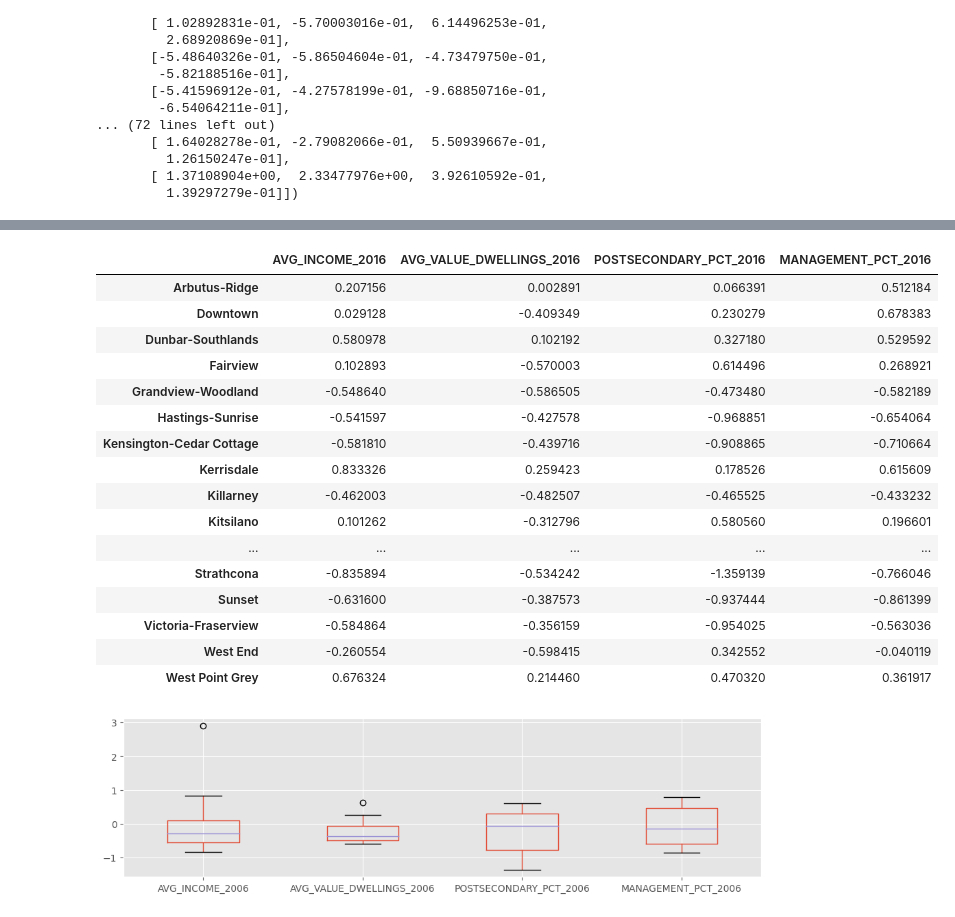
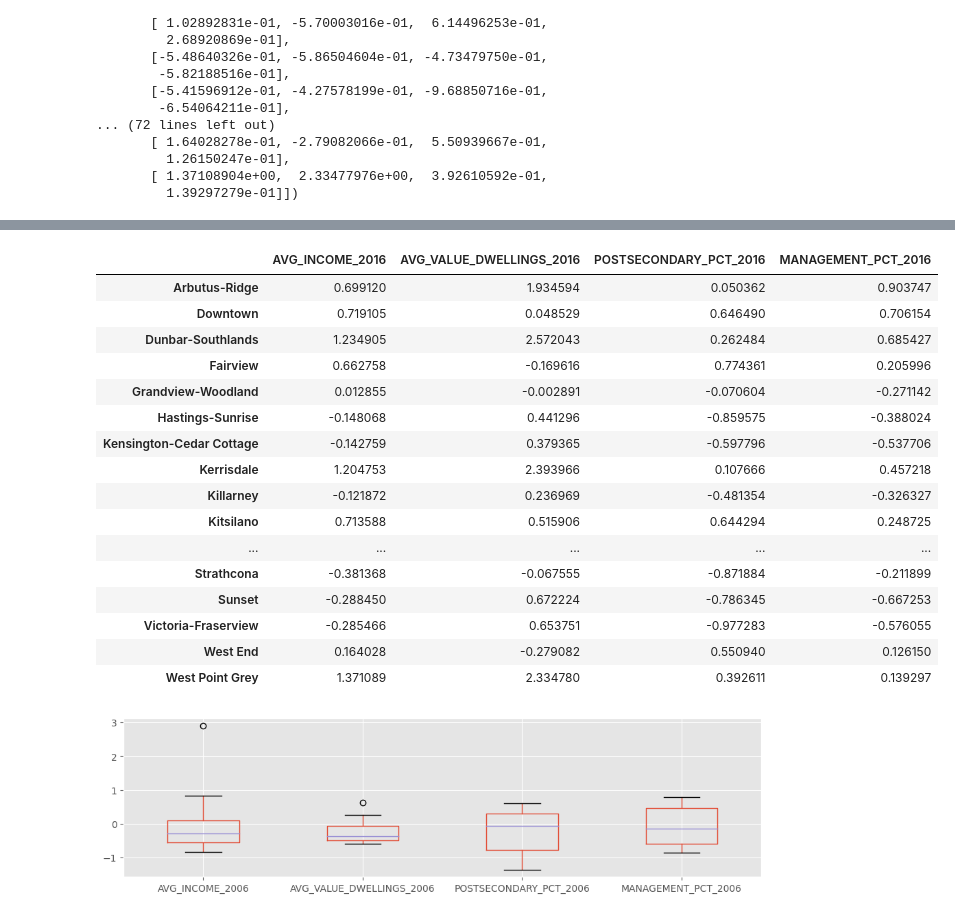
Before and after one commit to alinewaitman/VancouverGentrification, a Jupyter notebook: notebooks/Data-Pre-Processing.ipynb, the cells around one changed output, grey strips where cells are left out. Drawn from its saved outputs; the diff is of its cells as text; code cells hidden in the pictures.

```diff
--- a/notebooks/Data-Pre-Processing.ipynb
+++ b/notebooks/Data-Pre-Processing.ipynb
@@ -297,26 +305,26 @@ df_scaled_2006.to_csv("df_scaled_2006.csv", index_label='AREA')
 # %%
 # extract 2016 scaled data
 
-df_scaled_2016 = pd.DataFrame(df_robust_scaler[0:len(census2016),], index=census2016.index, columns=list(census2016.columns))
+df_scaled_2016 = pd.DataFrame(df_robust_scaler[len(census2006):,], index=census2016.index, columns=list(census2016.columns))
 df_scaled_2016
 # %% [output]
 |  | AVG_INCOME_2016 | AVG_VALUE_DWELLINGS_2016 | POSTSECONDARY_PCT_2016 | MANAGEMENT_PCT_2016 |
-| Arbutus-Ridge | 0.207156 | 0.002891 | 0.066391 | 0.512184 |
-| Downtown | 0.029128 | -0.409349 | 0.230279 | 0.678383 |
-| Dunbar-Southlands | 0.580978 | 0.102192 | 0.327180 | 0.529592 |
-| Fairview | 0.102893 | -0.570003 | 0.614496 | 0.268921 |
-| Grandview-Woodland | -0.548640 | -0.586505 | -0.473480 | -0.582189 |
-| Hastings-Sunrise | -0.541597 | -0.427578 | -0.968851 | -0.654064 |
-| Kensington-Cedar Cottage | -0.581810 | -0.439716 | -0.908865 | -0.710664 |
-| Kerrisdale | 0.833326 | 0.259423 | 0.178526 | 0.615609 |
-| Killarney | -0.462003 | -0.482507 | -0.465525 | -0.433232 |
-| Kitsilano | 0.101262 | -0.312796 | 0.580560 | 0.196601 |
+| Arbutus-Ridge | 0.699120 | 1.934594 | 0.050362 | 0.903747 |
+| Downtown | 0.719105 | 0.048529 | 0.646490 | 0.706154 |
+| Dunbar-Southlands | 1.234905 | 2.572043 | 0.262484 | 0.685427 |
+| Fairview | 0.662758 | -0.169616 | 0.774361 | 0.205996 |
+| Grandview-Woodland | 0.012855 | -0.002891 | -0.070604 | -0.271142 |
+| Hastings-Sunrise | -0.148068 | 0.441296 | -0.859575 | -0.388024 |
+| Kensington-Cedar Cottage | -0.142759 | 0.379365 | -0.597796 | -0.537706 |
+| Kerrisdale | 1.204753 | 2.393966 | 0.107666 | 0.457218 |
+| Killarney | -0.121872 | 0.236969 | -0.481354 | -0.326327 |
+| Kitsilano | 0.713588 | 0.515906 | 0.644294 | 0.248725 |
 | ... | ... | ... | ... | ... |
-| Strathcona | -0.835894 | -0.534242 | -1.359139 | -0.766046 |
-| Sunset | -0.631600 | -0.387573 | -0.937444 | -0.861399 |
-| Victoria-Fraserview | -0.584864 | -0.356159 | -0.954025 | -0.563036 |
-| West End | -0.260554 | -0.598415 | 0.342552 | -0.040119 |
-| West Point Grey | 0.676324 | 0.214460 | 0.470320 | 0.361917 |
+| Strathcona | -0.381368 | -0.067555 | -0.871884 | -0.211899 |
+| Sunset | -0.288450 | 0.672224 | -0.786345 | -0.667253 |
+| Victoria-Fraserview | -0.285466 | 0.653751 | -0.977283 | -0.576055 |
+| West End | 0.164028 | -0.279082 | 0.550940 | 0.126150 |
+| West Point Grey | 1.371089 | 2.334780 | 0.392611 | 0.139297 |
 # %%
 df_scaled_2016.to_csv("df_scaled_2016.csv", index_label='AREA')
 # %%
```
Also changed, not shown: parts of 6 cells of this notebook, 8 other files.
